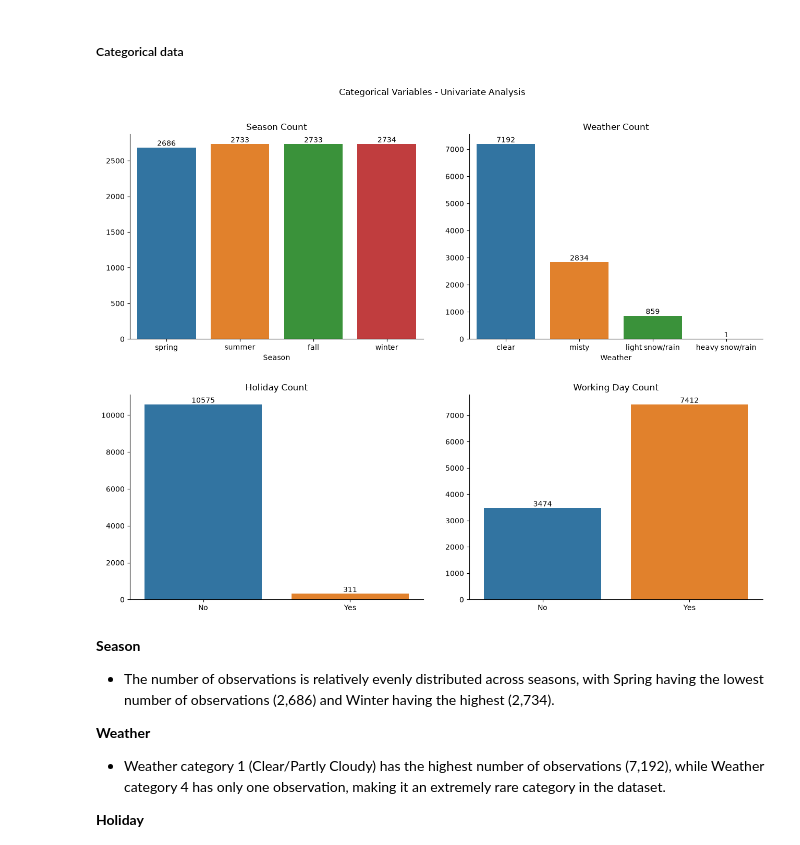
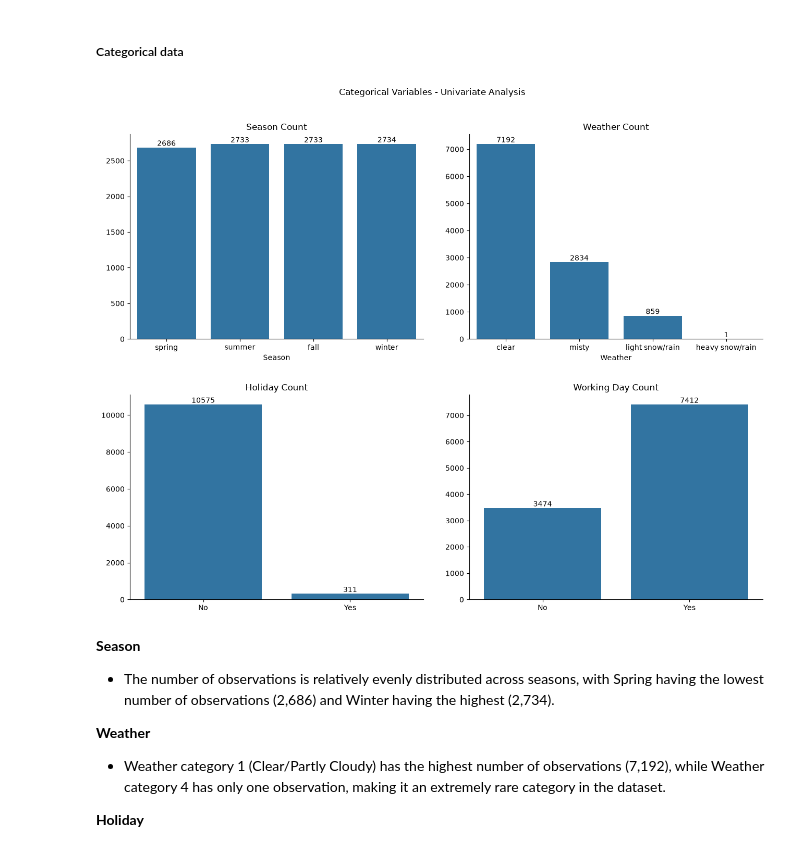
Before and after one commit to Yuvi977/Yulu-Bike-Sharing-Hypothesis-Testing, a Jupyter notebook: Business_Case_Yulu_Hypothesis_Testing.ipynb, the cells around one changed output. Saved outputs shown, nothing was run; the diff lists cells and outputs as text; code cells hidden in the pictures.

```diff
--- a/Business_Case_Yulu_Hypothesis_Testing.ipynb
+++ b/Business_Case_Yulu_Hypothesis_Testing.ipynb
@@ -295,37 +295,34 @@ summary
 fig, axes = plt.subplots(2, 2, figsize=(13, 10))
 fig.suptitle("Categorical Variables - Univariate Analysis", y=1.02)
 
 plot_config = [
     ("season", "Season Count", "Season"),
     ("weather", "Weather Count", "Weather"),
     ("holiday", "Holiday Count", None),
     ("workingday", "Working Day Count", None)
 ]
 
 for ax, (column, title, xlabel) in zip(axes.flat, plot_config):
 
     sns.countplot(
         data=df,
         x=column,
-        hue=column,
-        dodge=False,
-        legend=False,
         ax=ax
     )
 
     ax.set_title(title)
     ax.set_xlabel(xlabel)
     ax.set_ylabel(None)
 
     ax.spines[["top", "right"]].set_visible(False)
 
     for container in ax.containers:
         ax.bar_label(container)
 
 plt.tight_layout(h_pad=3.0, w_pad=3.0)
 plt.show()
 # %% [output]
-[figure, old version]
+[figure, new version]
 # %% [markdown]
 **Season**
 * The number of observations is relatively evenly distributed across seasons, with Spring having the lowest number of observations (2,686) and Winter having the highest (2,734).
```
Also changed, not shown: parts of 18 cells of this notebook.
